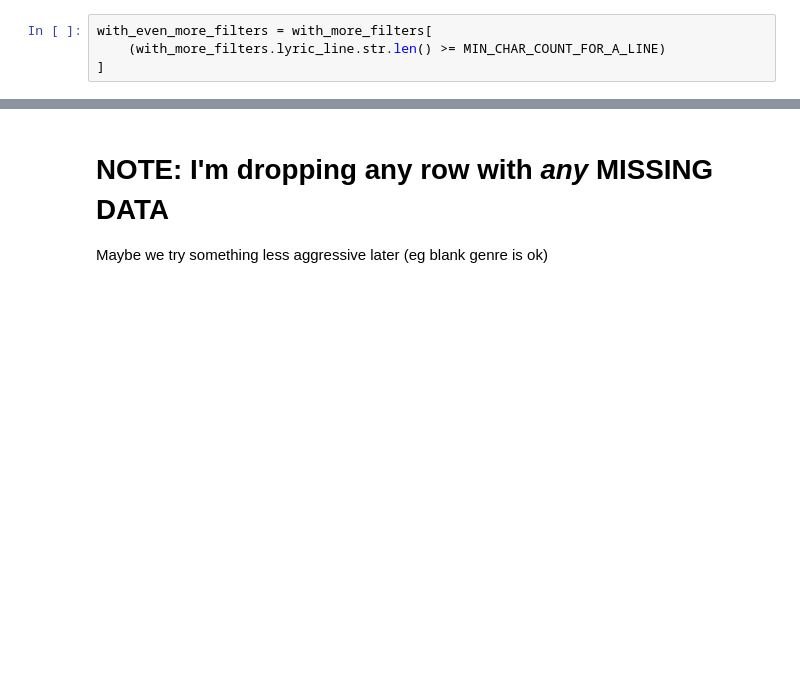
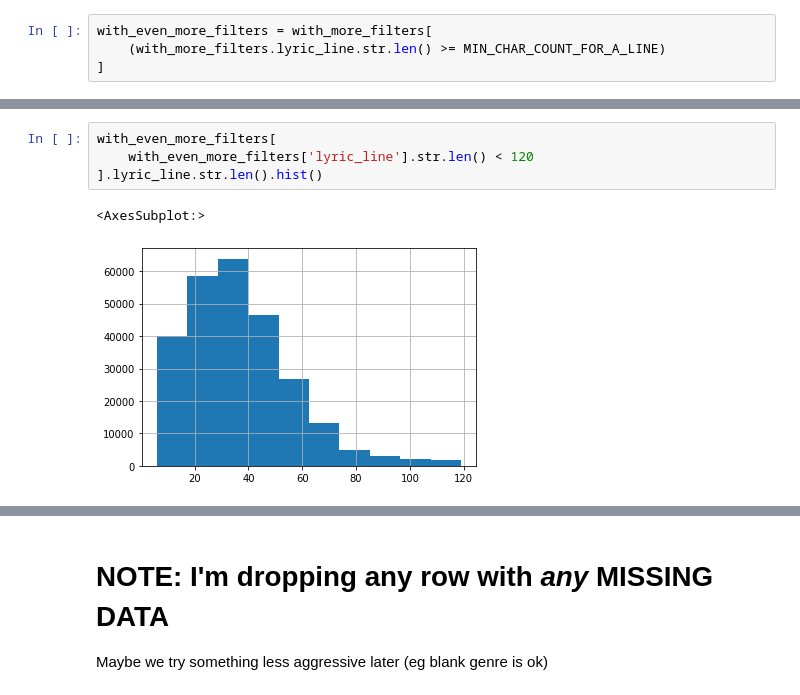
Before and after one commit to davidnmora/billboard-lyric-exploration, a Jupyter notebook: 3 DONE RIGHT Split lyrics by line then clean.ipynb, the cells around one changed output, grey strips where cells are left out. Saved outputs shown, nothing was run; the diff lists cells and outputs as text; blank space fills up the shorter version.

```diff
--- a/3 DONE RIGHT Split lyrics by line then clean.ipynb
+++ b/3 DONE RIGHT Split lyrics by line then clean.ipynb
@@ -104,0 +149,7 @@ with_even_more_filters = with_more_filters[
+# %%
+with_even_more_filters[
+    with_even_more_filters['lyric_line'].str.len() < 120
+].lyric_line.str.len().hist()
+# %% [output]
+<AxesSubplot:>
+[figure, added]
```
Also changed, not shown: parts of 12 cells of this notebook.
